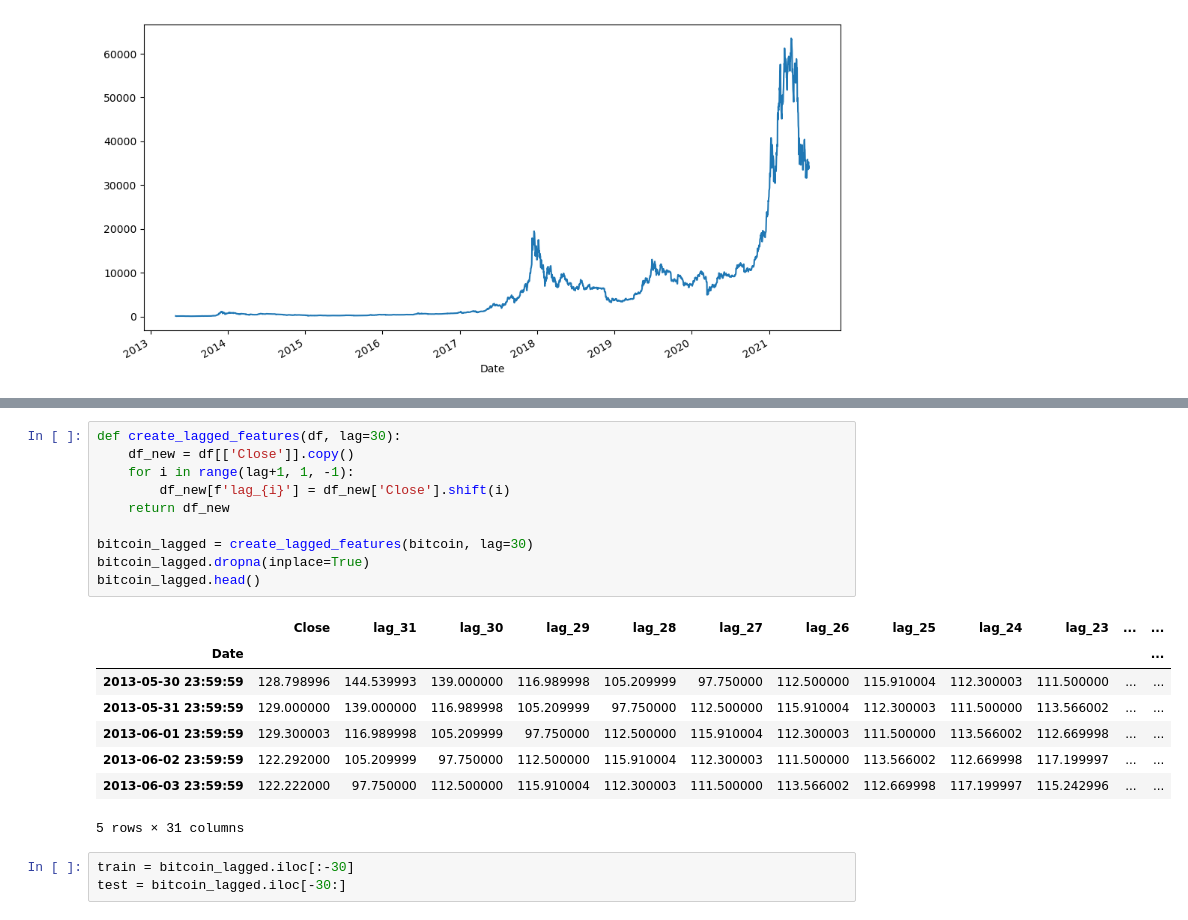
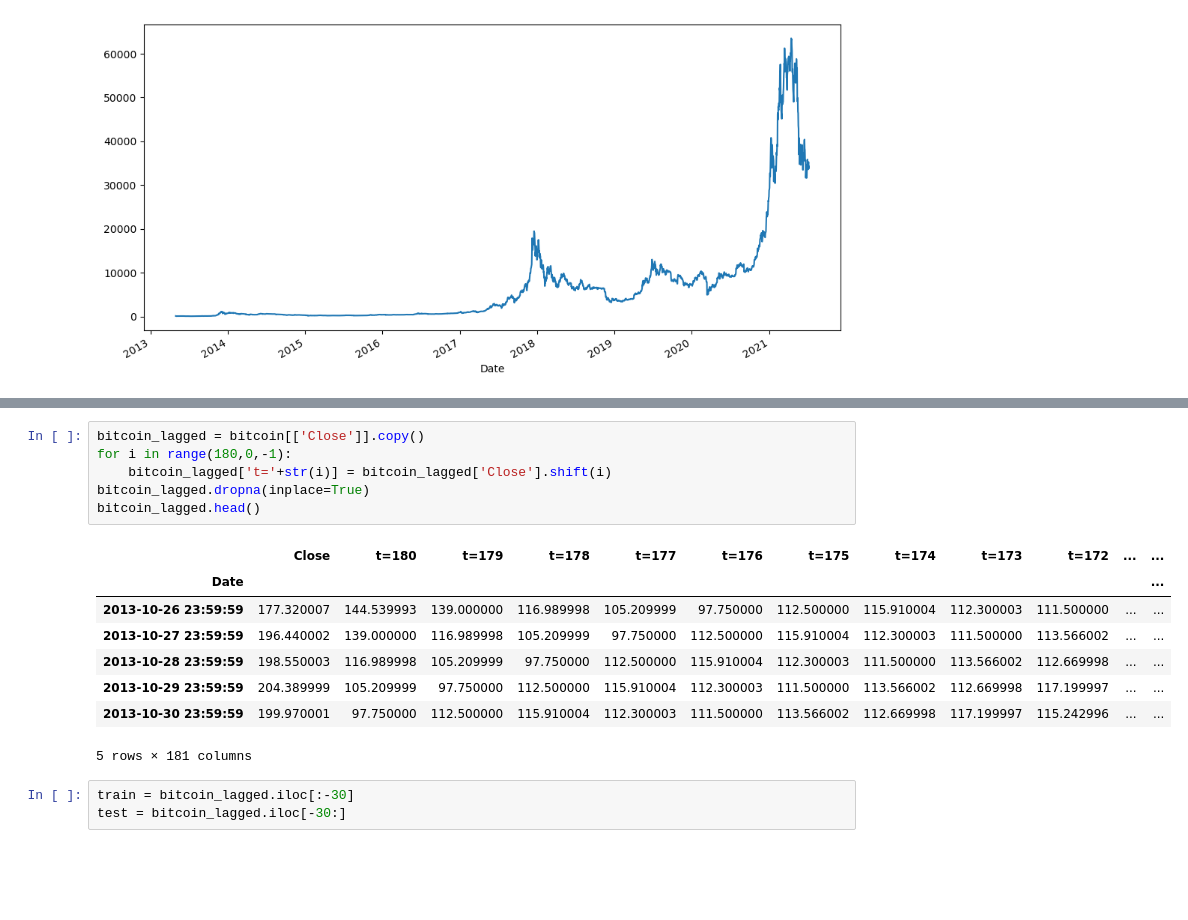
Before and after one commit to LethalDriver/Time-Series-Analysis-Lab, a Jupyter notebook: project_crypto.ipynb, the cells around one changed output, grey strips where cells are left out. Cells and saved outputs as stored; diff of their text form; blank space fills up the shorter version.

```diff
--- a/project_crypto.ipynb
+++ b/project_crypto.ipynb
@@ -60,22 +49,18 @@ memory usage: 233.7+ KB
 # %%
-def create_lagged_features(df, lag=30):
-    df_new = df[['Close']].copy()
-    for i in range(lag+1, 1, -1):
-        df_new[f'lag_{i}'] = df_new['Close'].shift(i)
-    return df_new
-
-bitcoin_lagged = create_lagged_features(bitcoin, lag=30)
+bitcoin_lagged = bitcoin[['Close']].copy()
+for i in range(180,0,-1):
+    bitcoin_lagged['t='+str(i)] = bitcoin_lagged['Close'].shift(i)
 bitcoin_lagged.dropna(inplace=True)
 bitcoin_lagged.head()
 # %% [output]
-|  | Close | lag_31 | lag_30 | lag_29 | lag_28 | lag_27 | lag_26 | lag_25 | lag_24 | lag_23 | ... | ... |
+|  | Close | t=180 | t=179 | t=178 | t=177 | t=176 | t=175 | t=174 | t=173 | t=172 | ... | ... |
 | Date |  |  |  |  |  |  |  |  |  |  |  | ... |
-| 2013-05-30 23:59:59 | 128.798996 | 144.539993 | 139.000000 | 116.989998 | 105.209999 | 97.750000 | 112.500000 | 115.910004 | 112.300003 | 111.500000 | ... | ... |
-| 2013-05-31 23:59:59 | 129.000000 | 139.000000 | 116.989998 | 105.209999 | 97.750000 | 112.500000 | 115.910004 | 112.300003 | 111.500000 | 113.566002 | ... | ... |
-| 2013-06-01 23:59:59 | 129.300003 | 116.989998 | 105.209999 | 97.750000 | 112.500000 | 115.910004 | 112.300003 | 111.500000 | 113.566002 | 112.669998 | ... | ... |
-| 2013-06-02 23:59:59 | 122.292000 | 105.209999 | 97.750000 | 112.500000 | 115.910004 | 112.300003 | 111.500000 | 113.566002 | 112.669998 | 117.199997 | ... | ... |
-| 2013-06-03 23:59:59 | 122.222000 | 97.750000 | 112.500000 | 115.910004 | 112.300003 | 111.500000 | 113.566002 | 112.669998 | 117.199997 | 115.242996 | ... | ... |
+| 2013-10-26 23:59:59 | 177.320007 | 144.539993 | 139.000000 | 116.989998 | 105.209999 | 97.750000 | 112.500000 | 115.910004 | 112.300003 | 111.500000 | ... | ... |
+| 2013-10-27 23:59:59 | 196.440002 | 139.000000 | 116.989998 | 105.209999 | 97.750000 | 112.500000 | 115.910004 | 112.300003 | 111.500000 | 113.566002 | ... | ... |
+| 2013-10-28 23:59:59 | 198.550003 | 116.989998 | 105.209999 | 97.750000 | 112.500000 | 115.910004 | 112.300003 | 111.500000 | 113.566002 | 112.669998 | ... | ... |
+| 2013-10-29 23:59:59 | 204.389999 | 105.209999 | 97.750000 | 112.500000 | 115.910004 | 112.300003 | 111.500000 | 113.566002 | 112.669998 | 117.199997 | ... | ... |
+| 2013-10-30 23:59:59 | 199.970001 | 97.750000 | 112.500000 | 115.910004 | 112.300003 | 111.500000 | 113.566002 | 112.669998 | 117.199997 | 115.242996 | ... | ... |
-5 rows × 31 columns
+5 rows × 181 columns
 # %%
 train = bitcoin_lagged.iloc[:-30]
 test = bitcoin_lagged.iloc[-30:]
```
Also changed, not shown: parts of 9 cells of this notebook, 1 other file.
